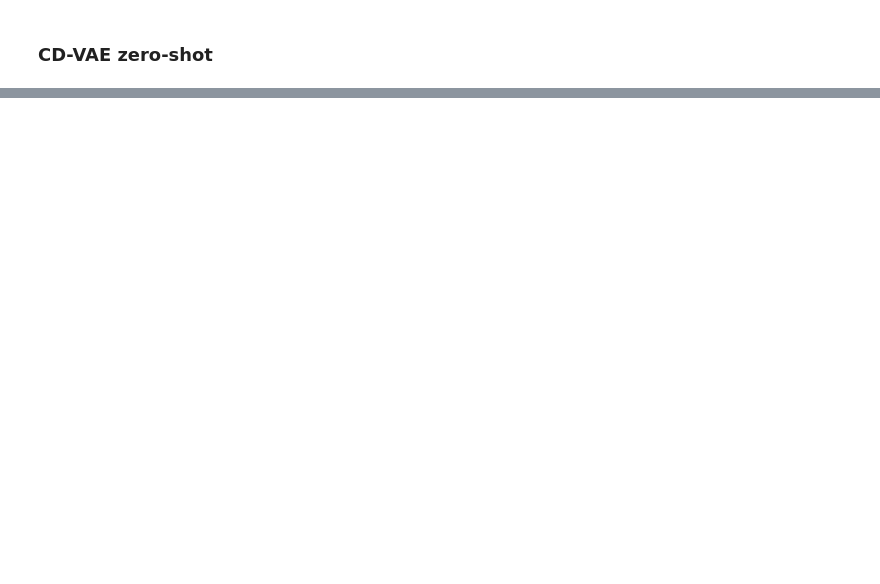
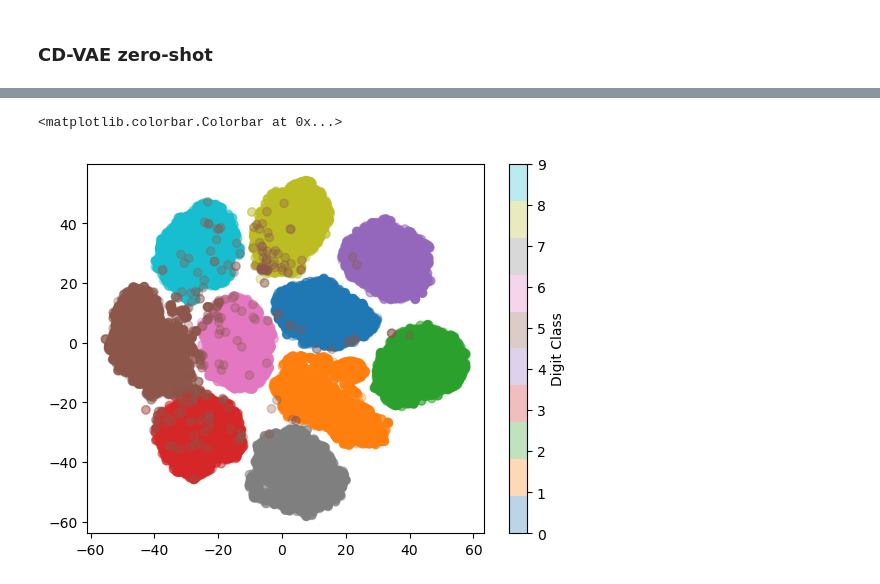
Before and after one commit to scotsun/clear-vae, a Jupyter notebook: contrastive-vae/clf_expr.ipynb, the cells around one changed output, grey strips where cells are left out. Drawn from its saved outputs; the diff is of its cells as text; code cells hidden in the pictures; blank space fills up the shorter version.

```diff
--- a/contrastive-vae/clf_expr.ipynb
+++ b/contrastive-vae/clf_expr.ipynb
@@ -183,3 +197,10 @@ plt.colorbar(label='Digit Class')
+# %%
+plt.scatter(mu_cs_tsne[:, 0], mu_cs_tsne[:, 1], alpha=0.3,
+            c=labels.cpu()[:].numpy(), cmap='tab10')
+plt.colorbar(label='Digit Class')
+# %% [output]
+<matplotlib.colorbar.Colorbar at 0x...>
+[figure, added]
 # %%
 import numpy as np
 
```
Also changed, not shown: parts of 17 cells of this notebook.
